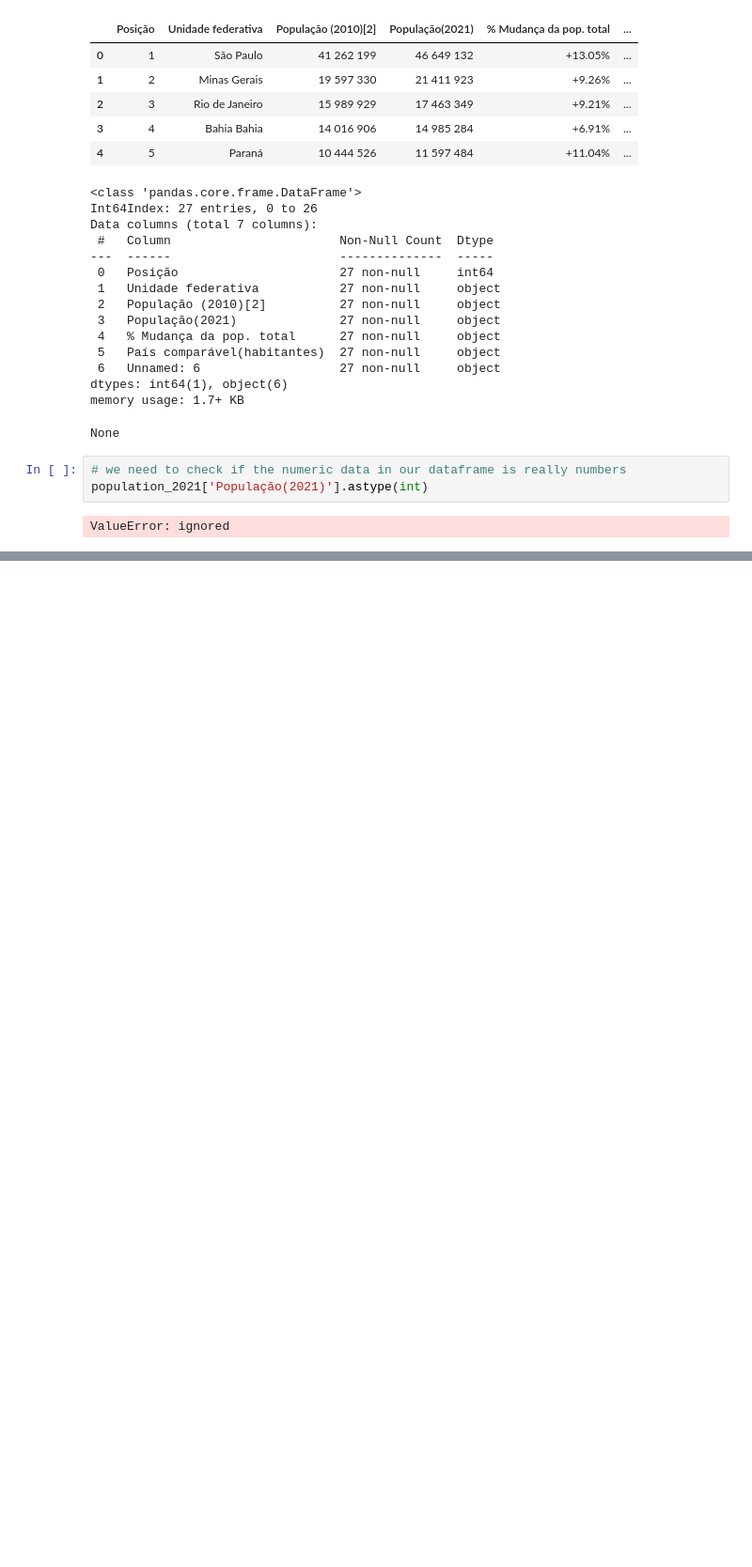
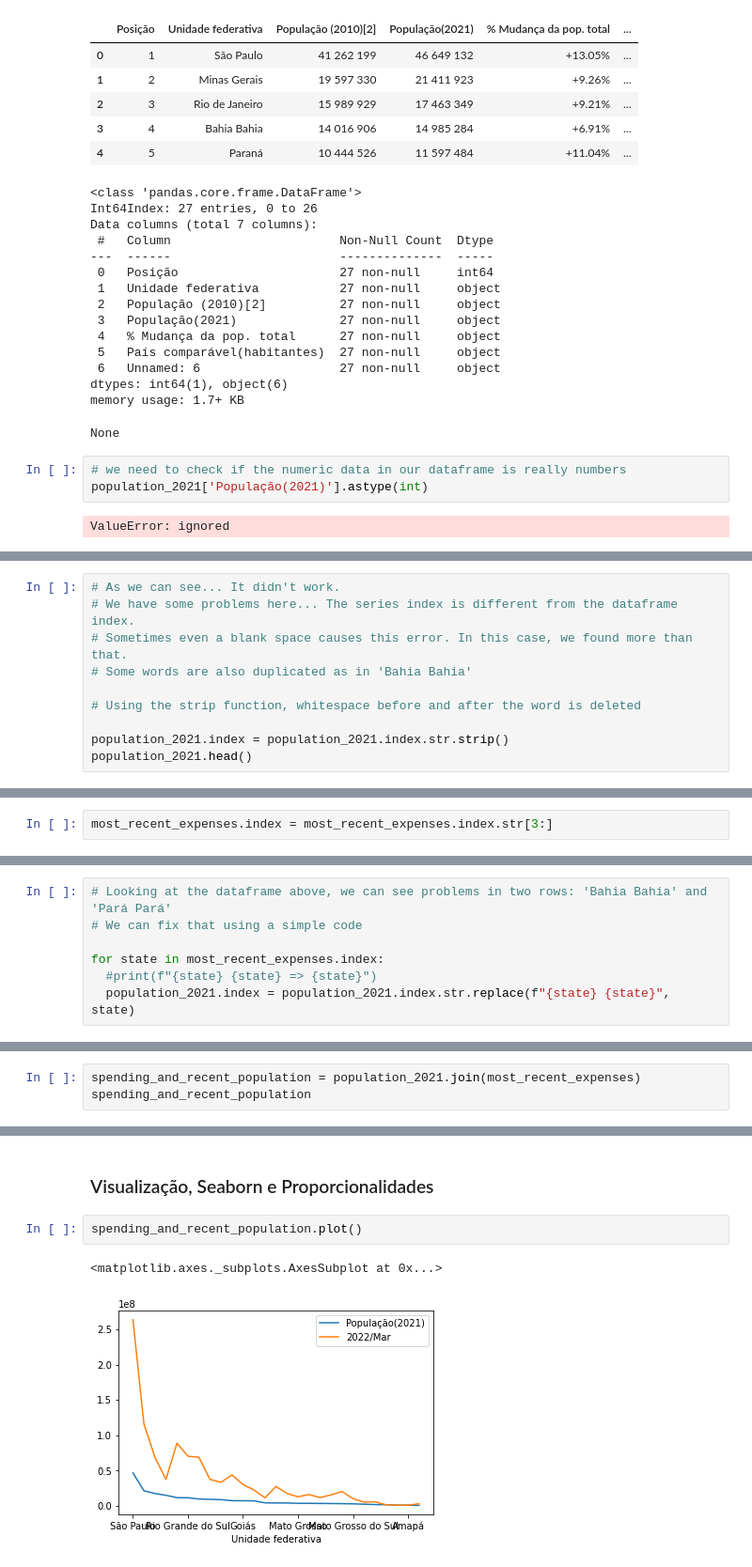
Before and after one commit to paulo-lins/EDA_datasus, a Jupyter notebook: EDA_tabnet.ipynb, the cells around one changed output, grey strips where cells are left out. Shown at 94% size. Drawn from its saved outputs; the diff is of its cells as text; blank space fills up the shorter version.

```diff
--- a/EDA_tabnet.ipynb
+++ b/EDA_tabnet.ipynb
@@ -841,0 +863,10 @@ population_2021.head()
+# %%
+# As we can see... It didn't work.
+# We have some problems here... The series index is different from the dataframe index.
+# Sometimes even a blank space causes this error. In this case, we found more than that.
+# Some words are also duplicated as in 'Bahia Bahia'
+
+# Using the strip function, whitespace before and after the word is deleted
+
+population_2021.index = population_2021.index.str.strip()
+population_2021.head()
@@ -841,0 +881,2 @@ population_2021.head()
+# %%
+most_recent_expenses.index = most_recent_expenses.index.str[3:]
@@ -841,0 +924,7 @@ population_2021.head()
+# %%
+# Looking at the dataframe above, we can see problems in two rows: 'Bahia Bahia' and 'Pará Pará'
+# We can fix that using a simple code
+
+for state in most_recent_expenses.index:
+  #print(f"{state} {state} => {state}")
+  population_2021.index = population_2021.index.str.replace(f"{state} {state}", state)
@@ -841,0 +941,3 @@ population_2021.head()
+# %%
+spending_and_recent_population = population_2021.join(most_recent_expenses)
+spending_and_recent_population
@@ -841,0 +963,7 @@ population_2021.head()
+# %% [markdown]
+### Visualização, Seaborn e Proporcionalidades
+# %%
+spending_and_recent_population.plot()
+# %% [output]
+<matplotlib.axes._subplots.AxesSubplot at 0x...>
+[figure, added]
```
Also changed, not shown: parts of 11 cells of this notebook.
